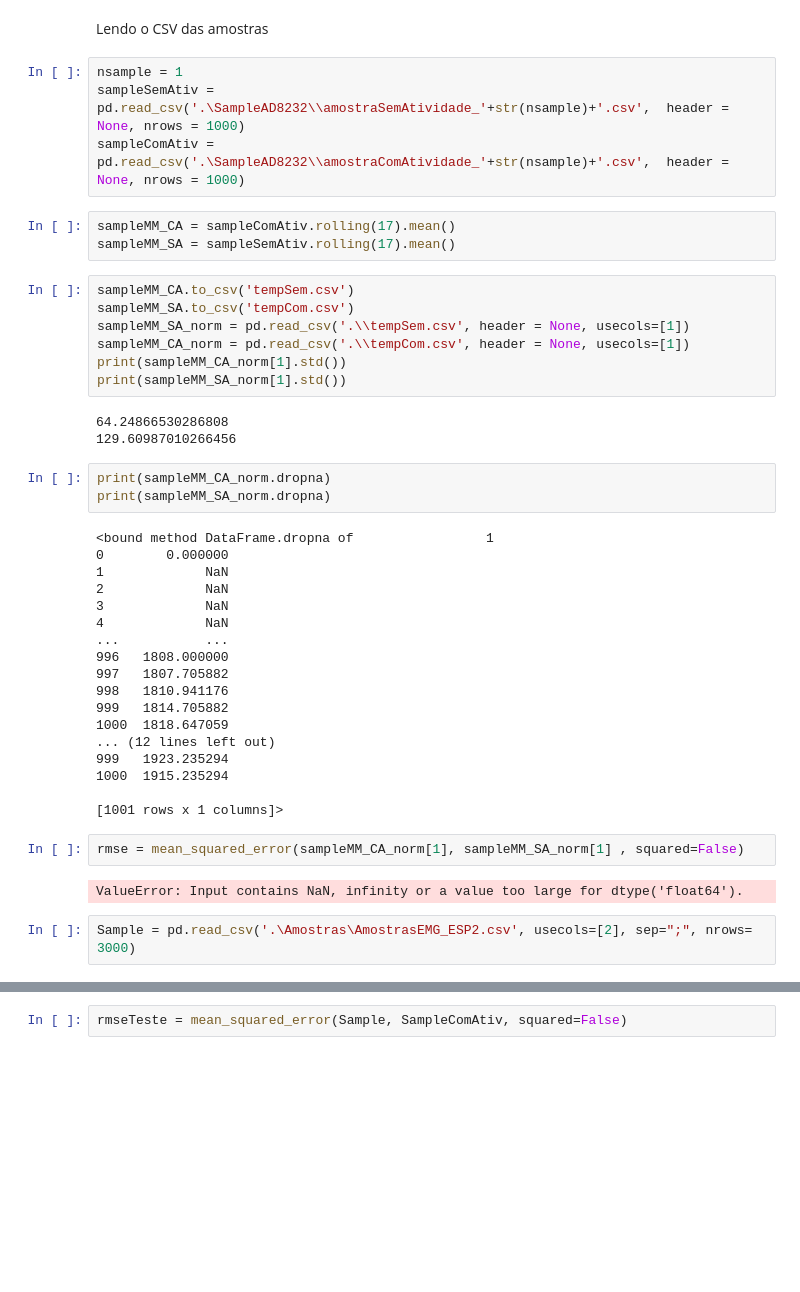
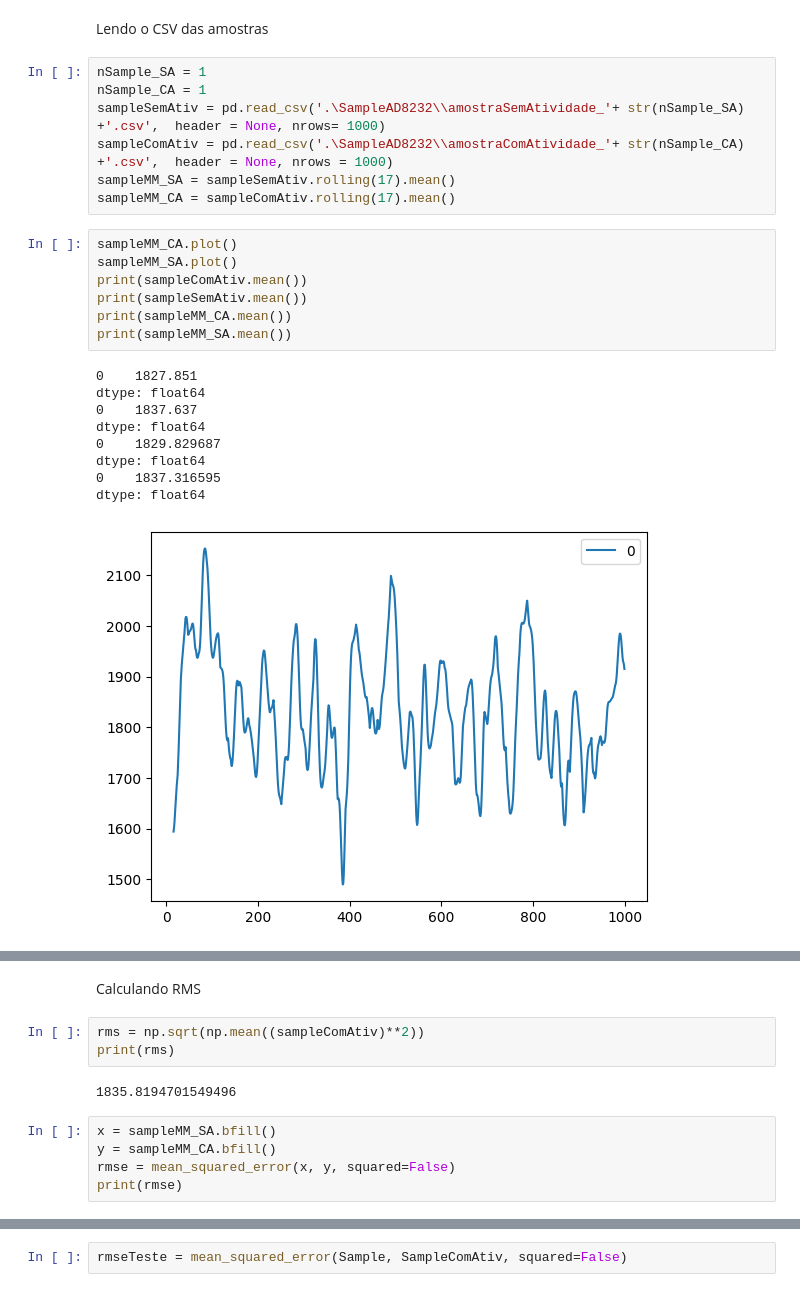
Before and after one commit to RukasuDesuu/EMG, a Jupyter notebook: jupyter.ipynb, the cells around one changed output, grey strips where cells are left out. Cells and saved outputs as stored; diff of their text form; blank space fills up the shorter version.

```diff
--- a/jupyter.ipynb
+++ b/jupyter.ipynb
@@ -6,46 +7,26 @@ from sklearn.metrics import mean_squared_error
 # %% [markdown]
 Lendo o CSV das amostras
 # %%
-nsample = 1
-sampleSemAtiv = pd.read_csv('.\SampleAD8232\\amostraSemAtividade_'+str(nsample)+'.csv',  header = None, nrows = 1000)
-sampleComAtiv = pd.read_csv('.\SampleAD8232\\amostraComAtividade_'+str(nsample)+'.csv',  header = None, nrows = 1000)
+nSample_SA = 1
+nSample_CA = 1
+sampleSemAtiv = pd.read_csv('.\SampleAD8232\\amostraSemAtividade_'+ str(nSample_SA) +'.csv',  header = None, nrows= 1000)
+sampleComAtiv = pd.read_csv('.\SampleAD8232\\amostraComAtividade_'+ str(nSample_CA) +'.csv',  header = None, nrows = 1000)
+sampleMM_SA = sampleSemAtiv.rolling(17).mean()
+sampleMM_CA = sampleComAtiv.rolling(17).mean()
-# %%
-sampleMM_CA = sampleComAtiv.rolling(17).mean()
-sampleMM_SA = sampleSemAtiv.rolling(17).mean()
-# %%
-sampleMM_CA.to_csv('tempSem.csv')
-sampleMM_SA.to_csv('tempCom.csv')
-sampleMM_SA_norm = pd.read_csv('.\\tempSem.csv', header = None, usecols=[1])
-sampleMM_CA_norm = pd.read_csv('.\\tempCom.csv', header = None, usecols=[1])
-print(sampleMM_CA_norm[1].std())
-print(sampleMM_SA_norm[1].std())
-# %% [output]
-64.24866530286808
-129.60987010266456
-# %%
-print(sampleMM_CA_norm.dropna)
-print(sampleMM_SA_norm.dropna)
-# %% [output]
-<bound method DataFrame.dropna of                 1
-0        0.000000
-1             NaN
-2             NaN
-3             NaN
-4             NaN
-...           ...
-996   1808.000000
-997   1807.705882
-998   1810.941176
-999   1814.705882
-1000  1818.647059
-... (12 lines left out)
-999   1923.235294
-1000  1915.235294
-
-[1001 rows x 1 columns]>
-# %%
-rmse = mean_squared_error(sampleMM_CA_norm[1], sampleMM_SA_norm[1] , squared=False)
-# %% [output]
-ValueError: Input contains NaN, infinity or a value too large for dtype('float64').
-# %%
-Sample = pd.read_csv('.\Amostras\AmostrasEMG_ESP2.csv', usecols=[2], sep=";", nrows= 3000)
+# %%
+sampleMM_CA.plot()
+sampleMM_SA.plot()
+print(sampleComAtiv.mean())
+print(sampleSemAtiv.mean())
+print(sampleMM_CA.mean())
+print(sampleMM_SA.mean())
+# %% [output]
+0    1827.851
+dtype: float64
+0    1837.637
+dtype: float64
+0    1829.829687
+dtype: float64
+0    1837.316595
+dtype: float64
+[figure, added]
@@ -51,0 +34,12 @@ Sample = pd.read_csv('.\Amostras\AmostrasEMG_ESP2.csv', usecols=[2], sep=";", nr
+# %% [markdown]
+Calculando RMS
+# %%
+rms = np.sqrt(np.mean((sampleComAtiv)**2))
+print(rms)
+# %% [output]
+1835.8194701549496
+# %%
+x = sampleMM_SA.bfill()
+y = sampleMM_CA.bfill()
+rmse = mean_squared_error(x, y, squared=False)
+print(rmse)
```
Also changed, not shown: parts of 5 cells of this notebook, 1 other file.
